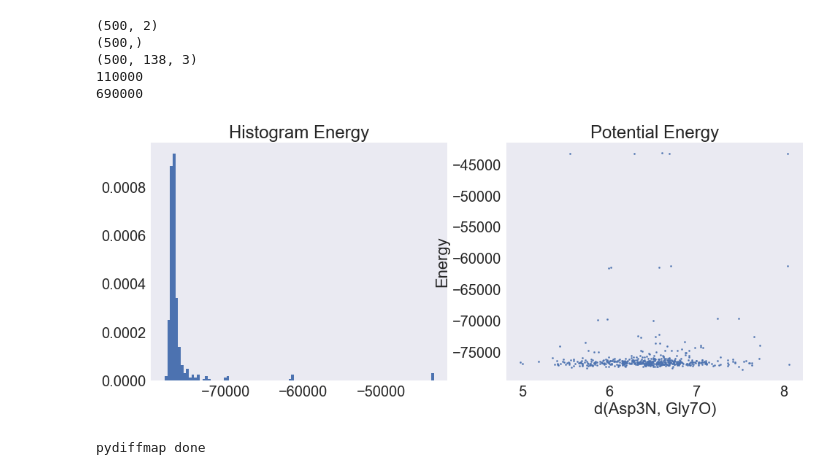
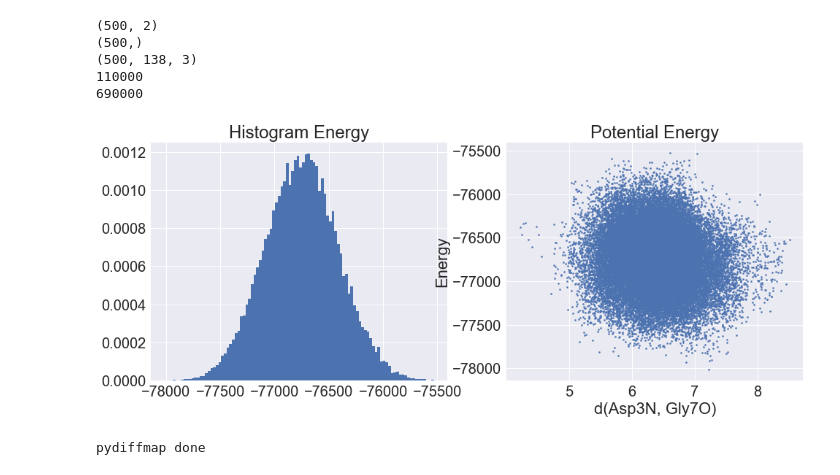
Before and after one commit to ZofiaTr/DFM, a Jupyter notebook: interactivePython/Chignolin_postprocessing/chignolin.ipynb, the cells around one changed output. Drawn from its saved outputs; the diff is of its cells as text; code cells hidden in the pictures.

```diff
--- a/interactivePython/Chignolin_postprocessing/chignolin.ipynb
+++ b/interactivePython/Chignolin_postprocessing/chignolin.ipynb
@@ -448,22 +458,23 @@ print(5000*138)
 690000
 # %%
 #print(E)
+shift = 10000
 fig = plt.figure(figsize=(16,6))
 ax = fig.add_subplot(121)
-cax = ax.hist(E, 100, normed=True)
+cax = ax.hist(E[shift:], 100, normed=True)
 ax.set_title('Histogram Energy')
 
 ax2 = fig.add_subplot(122)
-cax2 = ax2.scatter(cv[:,0], E ,s=5 )
+cax2 = ax2.scatter(cv[shift:,0], E[shift:] ,s=5 )
 ax2.set_xlabel(cv1name)
 ax2.set_ylabel('Energy')
 ax2.set_title('Potential Energy')
 
 #fig.savefig(simulationFolder+'/energy.png')
 
 plt.show()
 # %% [output]
-[figure, old version]
+[figure, new version]
 # %%
 import pydiffmap as mdpy
 
```
Also changed, not shown: parts of 2 cells of this notebook, 3 other files.
